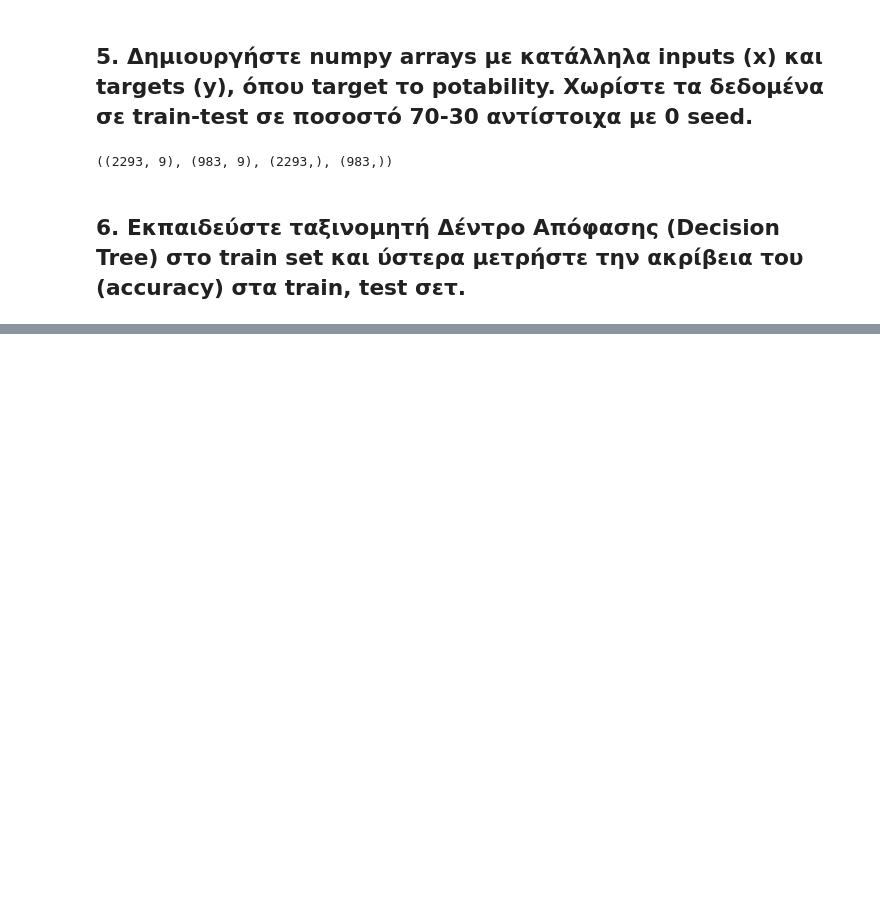
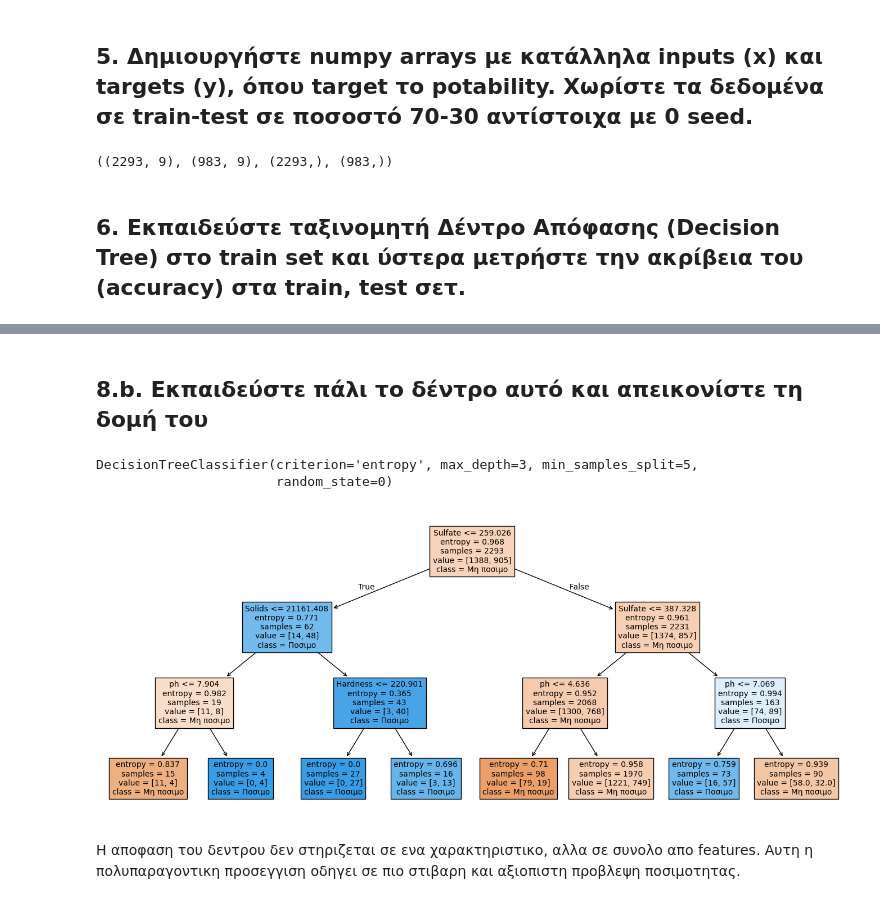
Before and after one commit to harpap/machine-learning-2nd-exercise, a Jupyter notebook: desicion_trees.ipynb, the cells around one changed output, grey strips where cells are left out. Cells and saved outputs as stored; diff of their text form; code cells hidden in the pictures; blank space fills up the shorter version.

```diff
--- a/desicion_trees.ipynb
+++ b/desicion_trees.ipynb
@@ -190,0 +208,8 @@ x_train.shape, x_test.shape, y_train.shape, y_test.shape
+# %%
+results = []
+criterions = ['gini', 'entropy']
+max_depths = [None, 3, 5]
+min_samples_splits = [2, 5]
+min_samples_leafs = [1, 2]
+max_features_options = [None, 'sqrt']
+ccp_alphas = [0, 0.01]
@@ -190,0 +264,3 @@ x_train.shape, x_test.shape, y_train.shape, y_test.shape
+# %%
+results_df = pd.DataFrame(results)
+print(results_df)
@@ -190,0 +287,8 @@ x_train.shape, x_test.shape, y_train.shape, y_test.shape
+# %%
+all_time_best_params = results_df.sort_values(by='test_acc', ascending=False).iloc[0]
+print("Best accuracy parameters:")
+print(all_time_best_params)
+
+best_params = results_df[results_df['max_depth']==3].sort_values(by='test_acc', ascending=False).iloc[0]
+print("\nBest parameters with max_depth=3:")
+print(best_params)
@@ -190,0 +313,24 @@ x_train.shape, x_test.shape, y_train.shape, y_test.shape
+# %% [markdown]
+## 8.b. Εκπαιδεύστε πάλι το δέντρο αυτό και απεικονίστε τη δομή του
+# %%
+best_clf = DecisionTreeClassifier(
+    criterion=best_params['criterion'],
+    max_depth=int(best_params['max_depth']),
+    min_samples_split=int(best_params['min_samples_split']),
+    min_samples_leaf=int(best_params['min_samples_leaf']),
+    max_features=best_params['max_features'],
+    ccp_alpha=float(best_params['ccp_alpha']),
+    random_state=0
+)
+best_clf.fit(x_train, y_train)
+# %% [output]
+DecisionTreeClassifier(criterion='entropy', max_depth=3, min_samples_split=5,
+                       random_state=0)
+# %%
+plt.figure(figsize=(17,7))
+plot_tree(best_clf, filled=True, feature_names=feats_df_mean_na.columns, class_names=['Μη ποσιμο', 'Ποσιμο'])
+plt.show()
+# %% [output]
+[figure, added]
+# %% [markdown]
+Η αποφαση του δεντρου δεν στηριζεται σε ενα χαρακτηριστικο, αλλα σε συνολο απο features. Αυτη η πολυπαραγοντικη προσεγγιση οδηγει σε πιο στιβαρη και αξιοπιστη προβλεψη ποσιμοτητας.
```
Also changed, not shown: parts of 26 cells of this notebook.
